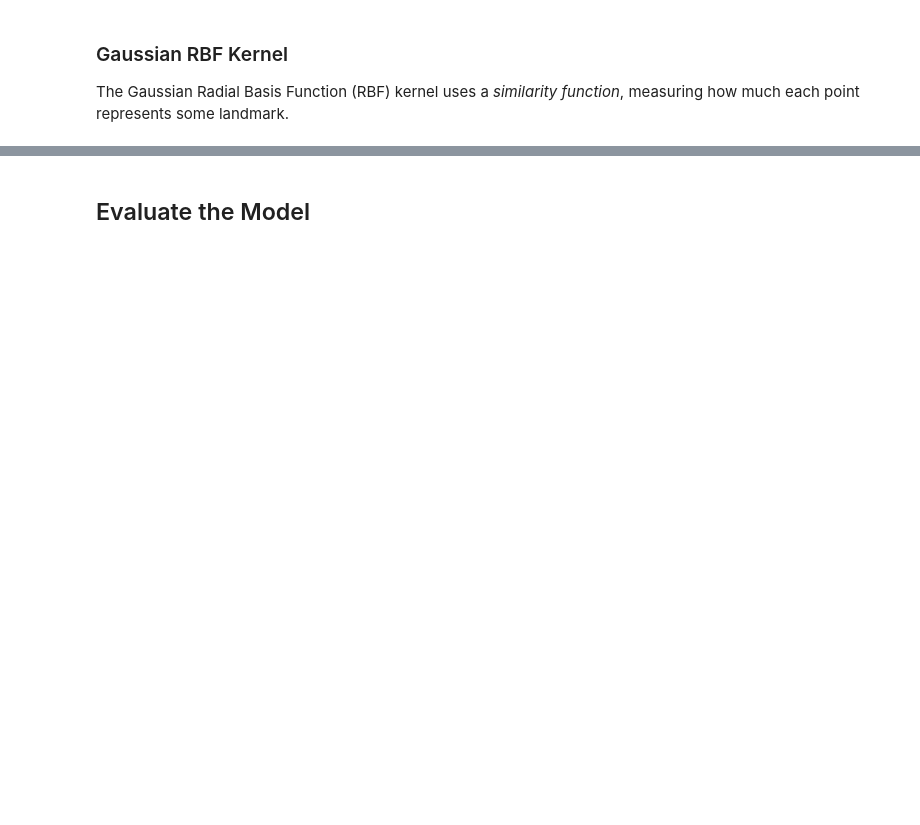
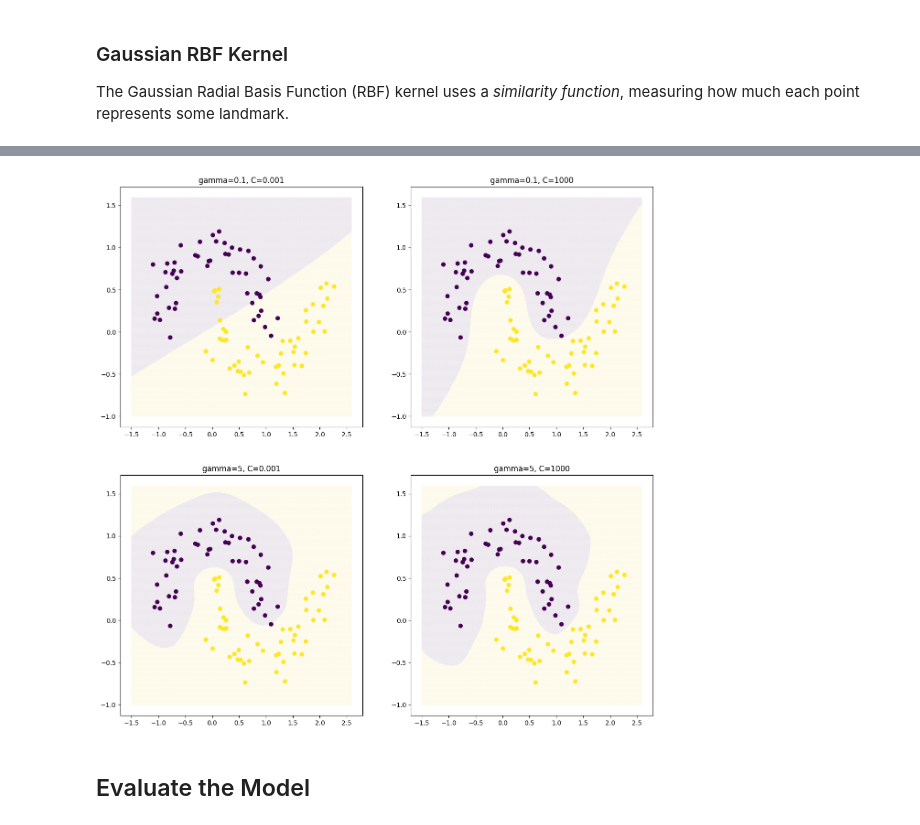
Before and after one commit to drolsonmi/math3480, a Jupyter notebook: Notes/3480_11_SVM.ipynb, the cells around one changed output, grey strips where cells are left out. Saved outputs shown, nothing was run; the diff lists cells and outputs as text; code cells hidden in the pictures; blank space fills up the shorter version.

```diff
--- a/Notes/3480_11_SVM.ipynb
+++ b/Notes/3480_11_SVM.ipynb
@@ -112,3 +134,30 @@ ax.scatter(X[:,0], X[:,1], c=y)
+# %%
+fig, ax = plt.subplots(2,2, figsize=(15,15))
+
+          #    gamma C
+parameters = [(0.1,  0.001, (0,0)),
+              (0.1,  1000,  (0,1)),
+              (5,    0.001, (1,0)),
+              (5,    1000,  (1,1))]
+
+for i in range(4):
+  g = parameters[i][0]
+  c = parameters[i][1]
+  pos = parameters[i][2]
+
+  rbf_svc = Pipeline([
+    ("scaler", StandardScaler()),
+    ("svc", SVC(kernel="rbf", gamma=g, C=c))
+  ])
+
+  rbf_svc.fit(X,y)
+  y_test = rbf_svc.predict(X_test)
+
+  ax[pos].scatter(X_test[:,0], X_test[:,1], c=y_test, alpha=0.05, marker='.', s=1)
+  ax[pos].scatter(X[:,0], X[:,1], c=y)
+  ax[pos].set_title(f"gamma={g}, C={c}")
+# %% [output]
+[figure, added]
 # %% [markdown]
 ## Evaluate the Model
 # %%
```
Also changed, not shown: parts of 7 cells of this notebook, 1 other file.
